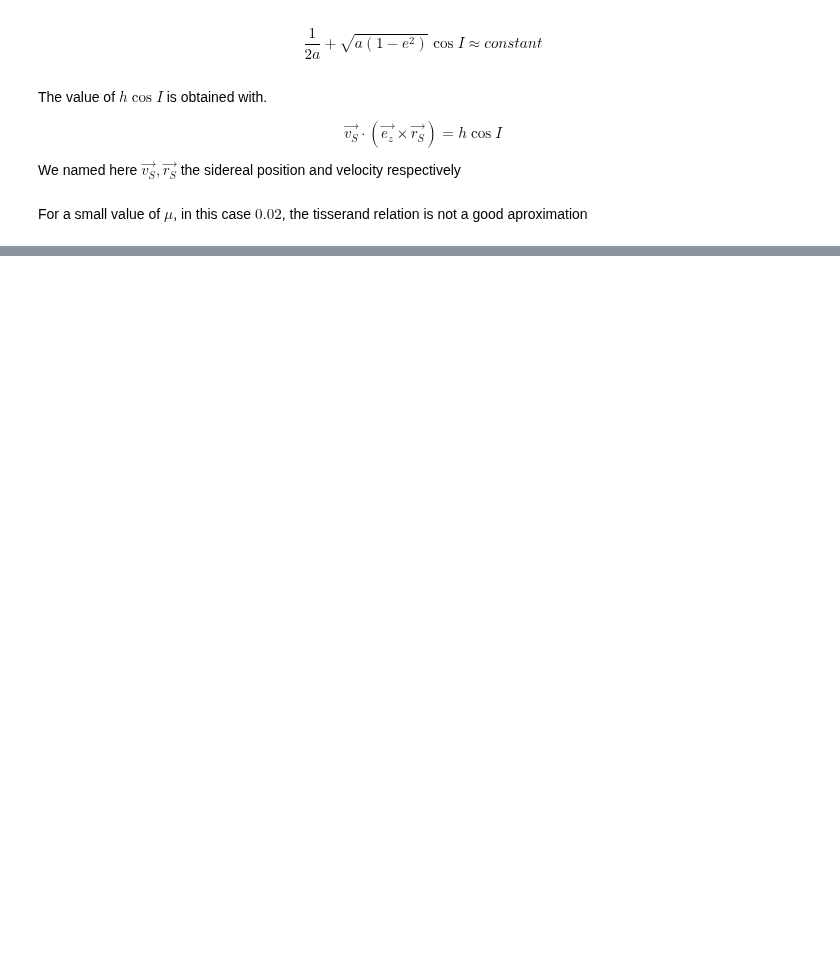
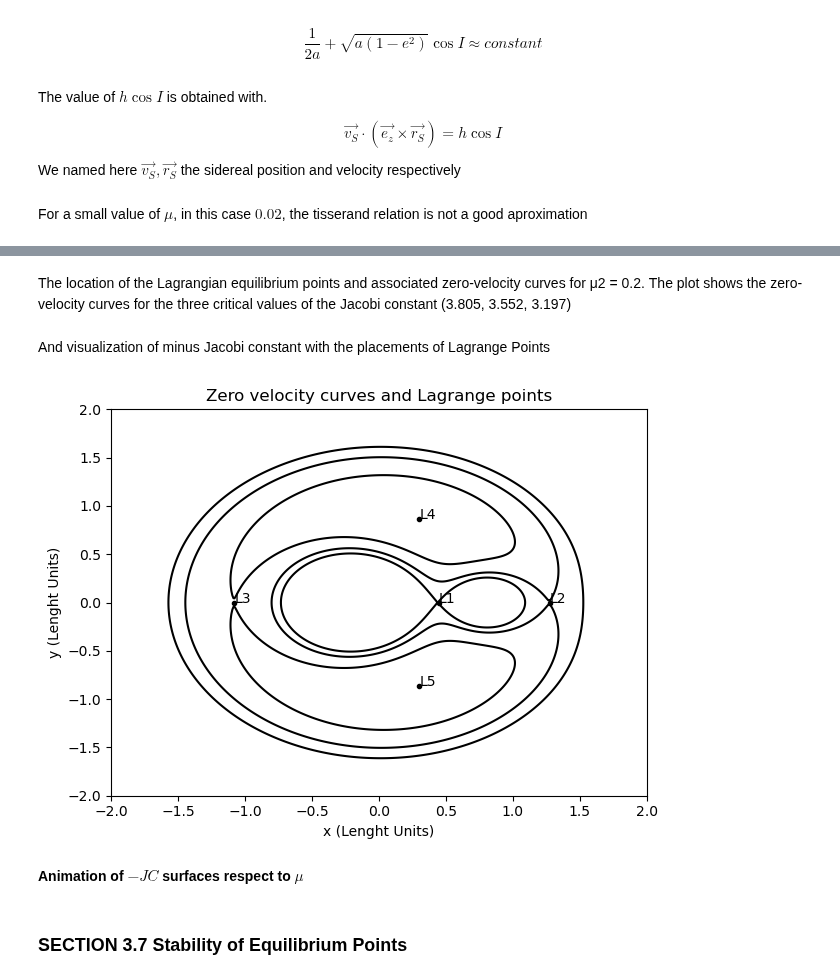
Before and after one commit to seap-udea/murray-dermott-action, a Jupyter notebook: CRTBP/Chapter_The_Restricted_Three_Body_Problem.ipynb, the cells around one changed output, grey strips where cells are left out. Drawn from its saved outputs; the diff is of its cells as text; code cells hidden in the pictures; blank space fills up the shorter version.

```diff
--- a/CRTBP/Chapter_The_Restricted_Three_Body_Problem.ipynb
+++ b/CRTBP/Chapter_The_Restricted_Three_Body_Problem.ipynb
@@ -246,0 +364,42 @@ plt.plot()
+# %% [markdown]
+The location of the Lagrangian equilibrium points and associated zero-velocity curves for μ2 = 0.2. The plot shows the zero-velocity curves for the three critical values of the Jacobi constant (3.805, 3.552,
+3.197)
+# %% [markdown]
+And visualization of minus Jacobi constant with the placements of Lagrange Points
+# %%
+mu = 0.2
+mu1 = 1-mu
+mu2 = mu
+
+x = np.linspace(-2,2,500)
+y = np.linspace(-2,2,500)
+
+X,Y = np.meshgrid(x,y)
+r1 = np.sqrt((X+mu2)**2+Y**2)
+r2 = np.sqrt((X-mu1)**2+Y**2)
+
+Cj = X**2+Y**2+2*(mu1/r1+mu2/r2)
+
+L = Lagrange(mu)
+
+
+
+fig, ax = plt.subplots()
+lines = ax.contour(X,Y,Cj,levels = [3.197,3.552,3.805],colors = 'k')
+
+for i in range(5):
+    if i < 3:
+        ax.plot(L[i],0,'ko',markersize = 3,)
+        ax.text(L[i],0,'L{}'.format(i+1))
+    else:
+        ax.plot(L[i][0],L[i][1],'ko',markersize = 3)
+        ax.text(L[i][0],L[i][1],'L{}'.format(i+1))
+    ax.set_xlabel('x (Lenght Units)')
+    ax.set_ylabel('y (Lenght Units)')
+ax.set_title('Zero velocity curves and Lagrange points')
+plt.tight_layout()
+plt.show()
+# %% [output]
+[figure, added]
+# %% [markdown]
+**Animation of $-JC$ surfaces respect to $\mu$**
@@ -246,0 +450,2 @@ plt.plot()
+# %% [markdown]
+### SECTION 3.7 Stability of Equilibrium Points
```
Also changed, not shown: parts of 45 cells of this notebook, 7 other files.
